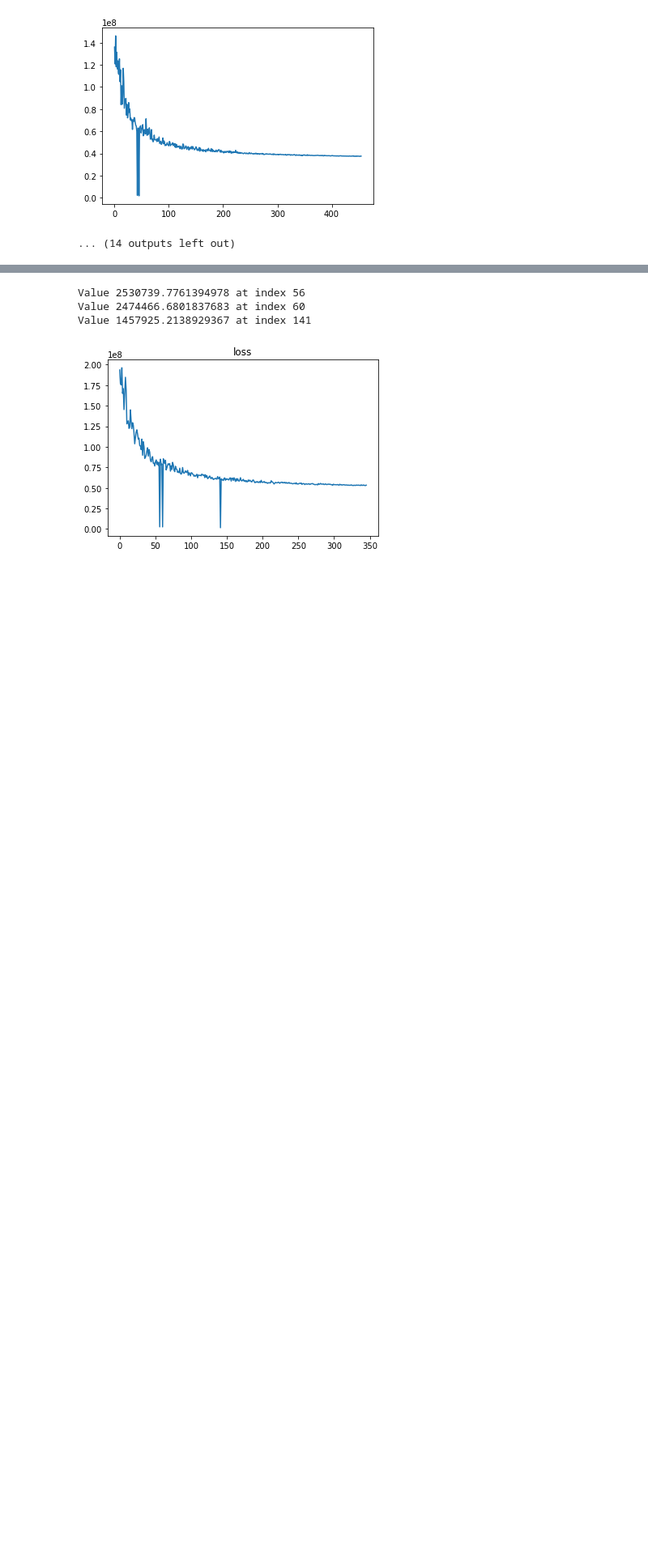
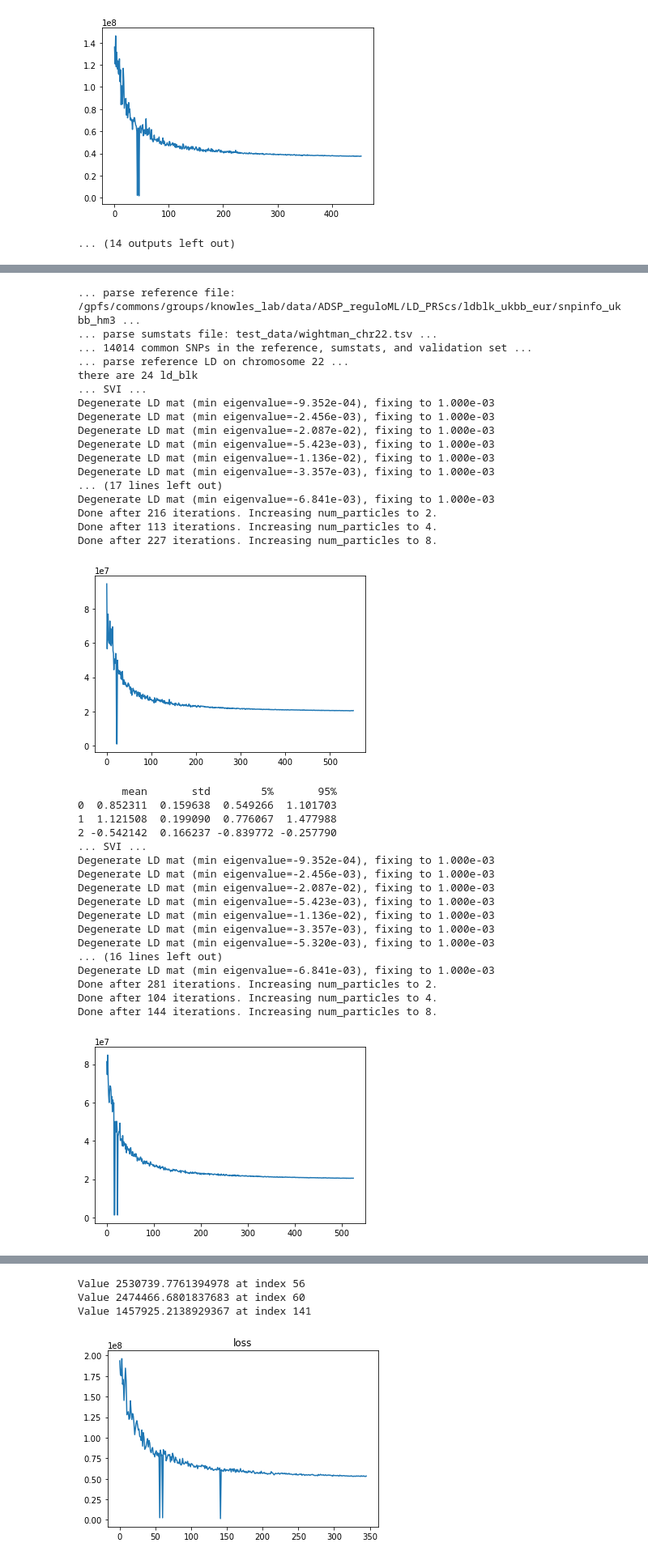
Before and after one commit to davidaknowles/casopr, a Jupyter notebook: simulation.ipynb, the cells around one changed output, grey strips where cells are left out. Shown: that part at 81% size. Drawn from its saved outputs; the diff is of its cells as text; code cells hidden in the pictures; blank space fills up the shorter version.

```diff
--- a/simulation.ipynb
+++ b/simulation.ipynb
@@ -297,5 +319,5 @@ RuntimeError: expected scalar type Double but found Float
 # %%
-def check_sim_result_loop(param_dict, title, iteration = 5):
+def check_sim_result_loop(param_dict, title, iteration = 5, prop_nz= 0.2):
     if '1kg' in os.path.basename(param_dict['ref_dir']):
         ref_df = parse_genet.parse_ref(param_dict['ref_dir'] + '/snpinfo_1kg_hm3')
     elif 'ukbb' in os.path.basename(param_dict['ref_dir']):
@@ -306,13 +328,13 @@ def check_sim_result_loop(param_dict, title, iteration = 5):
     vld_df = vld_df[vld_df.CHR == chrom]
     sst_dict = parse_genet.parse_sumstats(ref_df, vld_df, param_dict['sst_file'], param_dict['n_gwas'])
     ld_blk, ld_blk_sym, blk_size = parse_genet.parse_ldblk(param_dict['ref_dir'], sst_dict, chrom)
-    print("there are %d ld_blk" %(len(ld_blk)))
+    print("there are %s ld_blk" %(len(ld_blk)))
 
     pearsonr_list=[]
     anno_list=pd.DataFrame()
 
     for i in range(iteration):
-        beta_true, beta_mrg, annotations = simulate.simulate_sumstats(ld_blk, blk_size, param_dict['n_gwas'], p = len(sst_dict))
+        beta_true, beta_mrg, annotations = simulate.simulate_sumstats(ld_blk, blk_size, param_dict['n_gwas'], p = len(sst_dict), prop_nz = prop_nz)
         sst_dict["BETA"] = beta_mrg
         device = torch.device("cuda:0" if torch.cuda.is_available() else "cpu")
 
@@ -641,0 +658,55 @@ Done after 95 iterations. Increasing num_particles to 8.
+# %%
+## using more stringent prop_nz
+
+
+param_dict = {
+    'ref_dir' : '/gpfs/commons/groups/knowles_lab/data/ADSP_reguloML/LD_PRScs/ldblk_ukbb_eur', ## add my path
+    'bim_prefix' : "test_data/ADSP_qc_chr22",
+    'sst_file' : "test_data/wightman_chr22.tsv",
+    'n_gwas' : 200000,
+    'out_dir' : "test_data",
+    "seed" : 42,
+    "beta_std" : "False",
+    "n_iter" : 1000
+}
+importlib.reload(vi)
+anno_test = check_sim_result_loop(param_dict, "all SNPs in CHR22", iteration=3,prop_nz= 0.1)
+
+anno_test[0]
+# %% [output]
+... parse reference file: /gpfs/commons/groups/knowles_lab/data/ADSP_reguloML/LD_PRScs/ldblk_ukbb_eur/snpinfo_ukbb_hm3 ...
+... parse sumstats file: test_data/wightman_chr22.tsv ...
+... 14014 common SNPs in the reference, sumstats, and validation set ...
+... parse reference LD on chromosome 22 ...
+there are 24 ld_blk
+... SVI ...
+Degenerate LD mat (min eigenvalue=-9.352e-04), fixing to 1.000e-03
+Degenerate LD mat (min eigenvalue=-2.456e-03), fixing to 1.000e-03
+Degenerate LD mat (min eigenvalue=-2.087e-02), fixing to 1.000e-03
+Degenerate LD mat (min eigenvalue=-5.423e-03), fixing to 1.000e-03
+Degenerate LD mat (min eigenvalue=-1.136e-02), fixing to 1.000e-03
+Degenerate LD mat (min eigenvalue=-3.357e-03), fixing to 1.000e-03
+... (17 lines left out)
+Degenerate LD mat (min eigenvalue=-6.841e-03), fixing to 1.000e-03
+Done after 216 iterations. Increasing num_particles to 2.
+Done after 113 iterations. Increasing num_particles to 4.
+Done after 227 iterations. Increasing num_particles to 8.
+[figure, added]
+       mean       std        5%       95%
+0  0.852311  0.159638  0.549266  1.101703
+1  1.121508  0.199090  0.776067  1.477988
+2 -0.542142  0.166237 -0.839772 -0.257790
+... SVI ...
+Degenerate LD mat (min eigenvalue=-9.352e-04), fixing to 1.000e-03
+Degenerate LD mat (min eigenvalue=-2.456e-03), fixing to 1.000e-03
+Degenerate LD mat (min eigenvalue=-2.087e-02), fixing to 1.000e-03
+Degenerate LD mat (min eigenvalue=-5.423e-03), fixing to 1.000e-03
+Degenerate LD mat (min eigenvalue=-1.136e-02), fixing to 1.000e-03
+Degenerate LD mat (min eigenvalue=-3.357e-03), fixing to 1.000e-03
+Degenerate LD mat (min eigenvalue=-5.320e-03), fixing to 1.000e-03
+... (16 lines left out)
+Degenerate LD mat (min eigenvalue=-6.841e-03), fixing to 1.000e-03
+Done after 281 iterations. Increasing num_particles to 2.
+Done after 104 iterations. Increasing num_particles to 4.
+Done after 144 iterations. Increasing num_particles to 8.
+[figure, added]
```
Also changed, not shown: parts of 13 cells of this notebook, 3 other files.
